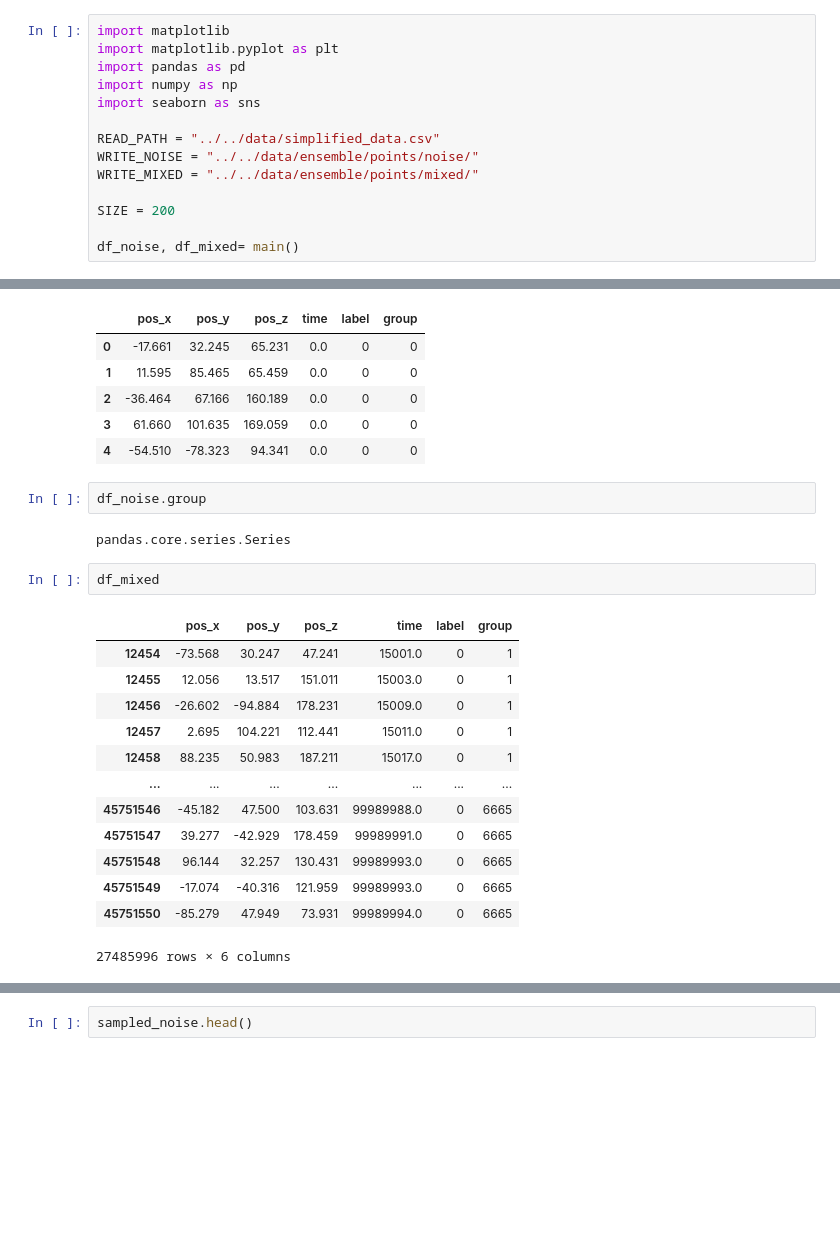
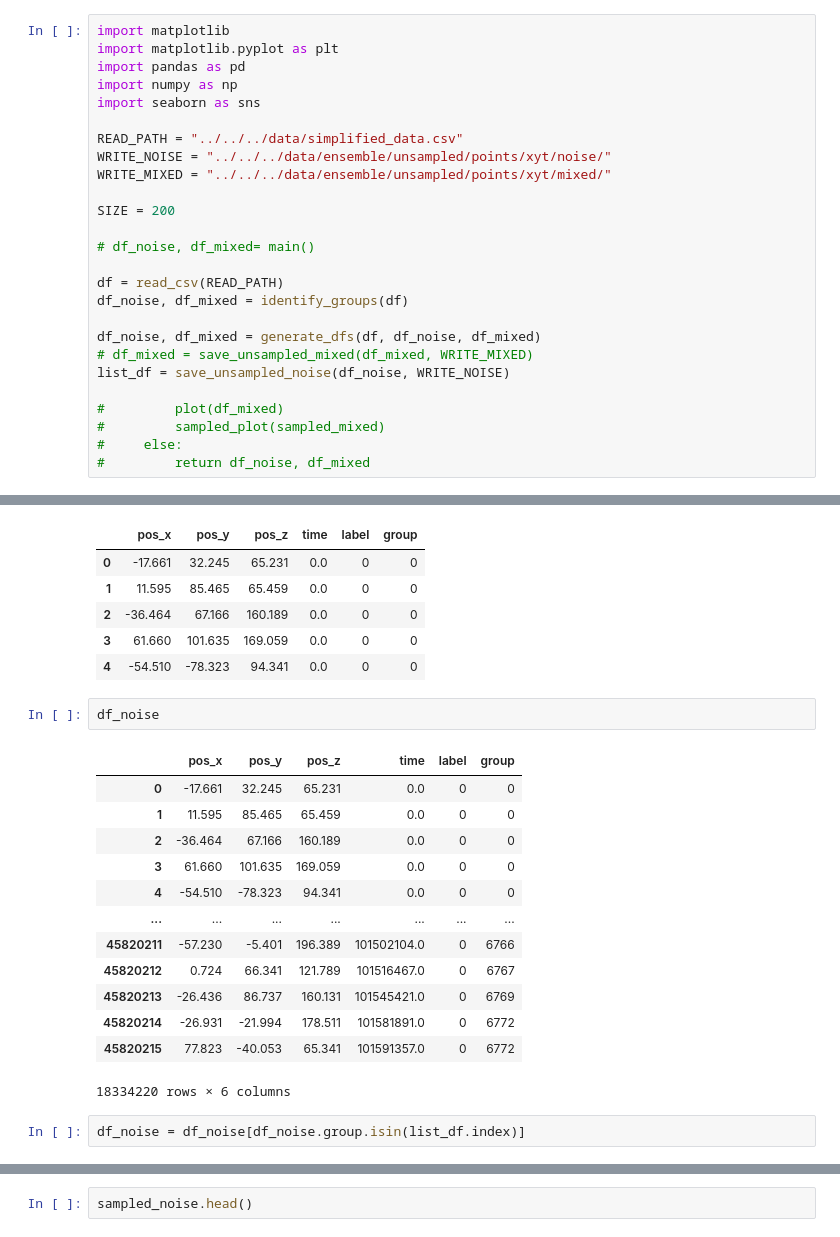
Before and after one commit to shrutirao94/km3net-neutrino-detection, a Jupyter notebook: notebooks/ensemble/unsampled/1.0_xyt_unsampled_data_preparation.ipynb, the cells around one changed output, grey strips where cells are left out. Saved outputs shown, nothing was run; the diff lists cells and outputs as text; blank space fills up the shorter version.

Commit message:
Files added for generating unsampled data

```diff
--- a/notebooks/ensemble/1.0_xyt_data_preparation.ipynb
+++ b/notebooks/ensemble/unsampled/1.0_xyt_unsampled_data_preparation.ipynb
@@ -352,10 +354,22 @@ import pandas as pd
 import numpy as np
 import seaborn as sns
 
-READ_PATH = "../../data/simplified_data.csv"
-WRITE_NOISE = "../../data/ensemble/points/noise/"
-WRITE_MIXED = "../../data/ensemble/points/mixed/"
+READ_PATH = "../../../data/simplified_data.csv"
+WRITE_NOISE = "../../../data/ensemble/unsampled/points/xyt/noise/"
+WRITE_MIXED = "../../../data/ensemble/unsampled/points/xyt/mixed/"
 
 SIZE = 200
 
-df_noise, df_mixed= main()
+# df_noise, df_mixed= main()
+
+df = read_csv(READ_PATH)
+df_noise, df_mixed = identify_groups(df)
+
+df_noise, df_mixed = generate_dfs(df, df_noise, df_mixed)
+# df_mixed = save_unsampled_mixed(df_mixed, WRITE_MIXED)
+list_df = save_unsampled_noise(df_noise, WRITE_NOISE)
+
+#         plot(df_mixed)
+#         sampled_plot(sampled_mixed)
+#     else:
+#         return df_noise, df_mixed
@@ -387,22 +383,20 @@ df.head()
 | 3 | 61.660 | 101.635 | 169.059 | 0.0 | 0 | 0 |
 | 4 | -54.510 | -78.323 | 94.341 | 0.0 | 0 | 0 |
 # %%
-df_noise.group
+df_noise
 # %% [output]
+|  | pos_x | pos_y | pos_z | time | label | group |
+| 0 | -17.661 | 32.245 | 65.231 | 0.0 | 0 | 0 |
+| 1 | 11.595 | 85.465 | 65.459 | 0.0 | 0 | 0 |
+| 2 | -36.464 | 67.166 | 160.189 | 0.0 | 0 | 0 |
+| 3 | 61.660 | 101.635 | 169.059 | 0.0 | 0 | 0 |
+| 4 | -54.510 | -78.323 | 94.341 | 0.0 | 0 | 0 |
+| ... | ... | ... | ... | ... | ... | ... |
+| 45820211 | -57.230 | -5.401 | 196.389 | 101502104.0 | 0 | 6766 |
+| 45820212 | 0.724 | 66.341 | 121.789 | 101516467.0 | 0 | 6767 |
+| 45820213 | -26.436 | 86.737 | 160.131 | 101545421.0 | 0 | 6769 |
+| 45820214 | -26.931 | -21.994 | 178.511 | 101581891.0 | 0 | 6772 |
+| 45820215 | 77.823 | -40.053 | 65.341 | 101591357.0 | 0 | 6772 |
-pandas.core.series.Series
+18334220 rows × 6 columns
-# %%
-df_mixed
-# %% [output]
-|  | pos_x | pos_y | pos_z | time | label | group |
-| 12454 | -73.568 | 30.247 | 47.241 | 15001.0 | 0 | 1 |
-| 12455 | 12.056 | 13.517 | 151.011 | 15003.0 | 0 | 1 |
-| 12456 | -26.602 | -94.884 | 178.231 | 15009.0 | 0 | 1 |
-| 12457 | 2.695 | 104.221 | 112.441 | 15011.0 | 0 | 1 |
-| 12458 | 88.235 | 50.983 | 187.211 | 15017.0 | 0 | 1 |
-| ... | ... | ... | ... | ... | ... | ... |
-| 45751546 | -45.182 | 47.500 | 103.631 | 99989988.0 | 0 | 6665 |
-| 45751547 | 39.277 | -42.929 | 178.459 | 99989991.0 | 0 | 6665 |
-| 45751548 | 96.144 | 32.257 | 130.431 | 99989993.0 | 0 | 6665 |
-| 45751549 | -17.074 | -40.316 | 121.959 | 99989993.0 | 0 | 6665 |
-| 45751550 | -85.279 | 47.949 | 73.931 | 99989994.0 | 0 | 6665 |
-27485996 rows × 6 columns
+# %%
+df_noise = df_noise[df_noise.group.isin(list_df.index)]
```
Also changed, not shown: parts of 4 cells of this notebook, 6 other files.
